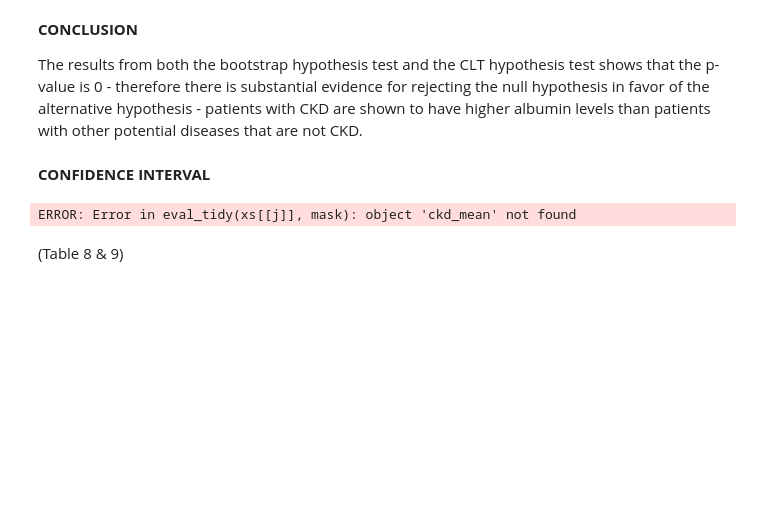
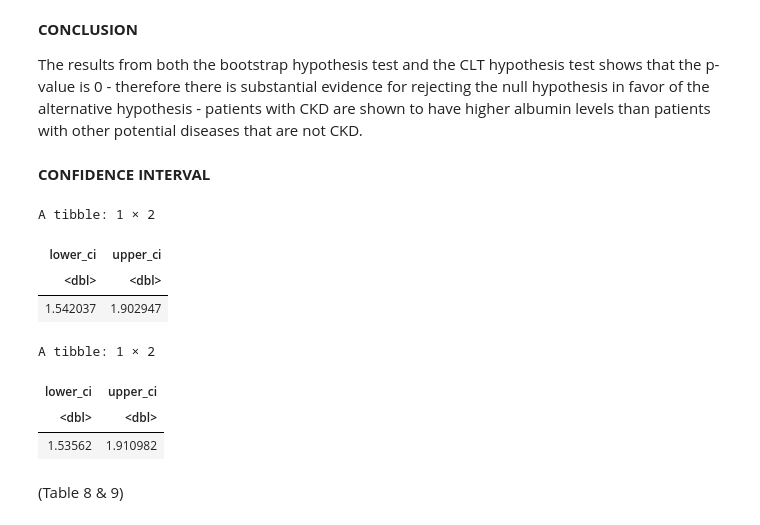
Before and after one commit to mish-salt/Group-14-stat-project, a Jupyter notebook: final report.ipynb, the cells around one changed output. Drawn from its saved outputs; the diff is of its cells as text; code cells hidden in the pictures; blank space fills up the shorter version.

```diff
--- a/final report.ipynb
+++ b/final report.ipynb
@@ -303,23 +303,30 @@ The results from both the bootstrap hypothesis test and the CLT hypothesis test
 # %%
 #calculate the 95% confidence interval - clt method
 ckd_clt_ci <-
-    tibble(lower_ci = (ckd_data_summary$mean[1] - notckd_mean + qnorm(0.025) * sqrt(notckd_var + ckd_var)),
-           upper_ci = (ckd_mean - notckd_mean - qnorm(0.025) * sqrt(notckd_var + ckd_var)))
+    tibble(lower_ci = (ckd_data_summary$mean[1] - ckd_data_summary$mean[2] + qnorm(0.025) * sqrt(notckd_var + ckd_var)),
+           upper_ci = (ckd_data_summary$mean[1] - ckd_data_summary$mean[2] - qnorm(0.025) * sqrt(notckd_var + ckd_var)))
 
 
 #calculate the 95% confidence interval - bootstrap method
 #Generate 1000 bootstrap sample point estimates and calculating ci
 bootstrap <- ckd_data %>%
     specify(albumin_level ~ classification)%>%
     generate(type = "bootstrap", reps = 1000)%>%
     calculate(stat = "diff in means", order = c("ckd", "notckd"))%>%
     get_ci(type = "percentile", level = 0.95)
 
 
 head(bootstrap)
 head(ckd_clt_ci)
 # %% [output]
-ERROR: Error in eval_tidy(xs[[j]], mask): object 'ckd_mean' not found
+A tibble: 1 × 2
+| lower_ci | upper_ci |
+| <dbl> | <dbl> |
+| 1.542037 | 1.902947 |
+A tibble: 1 × 2
+| lower_ci | upper_ci |
+| <dbl> | <dbl> |
+| 1.53562 | 1.910982 |
 # %% [markdown]
 (Table 8 & 9)
 # %% [markdown]
```
